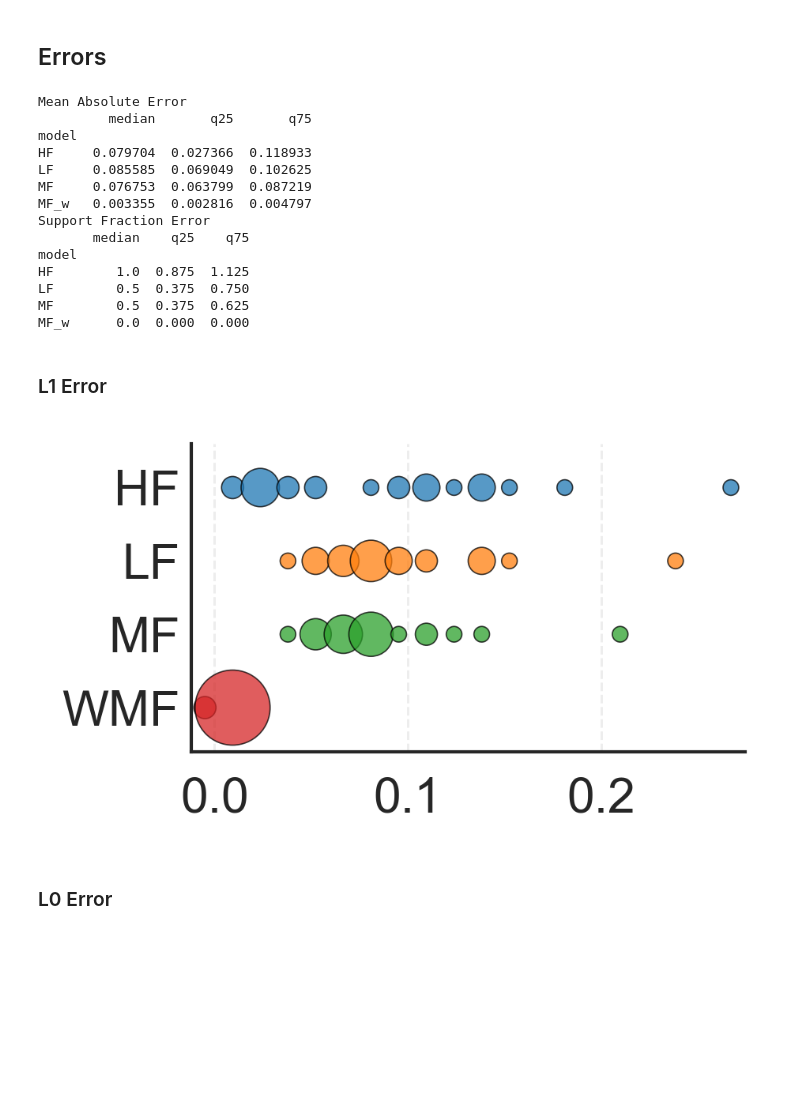
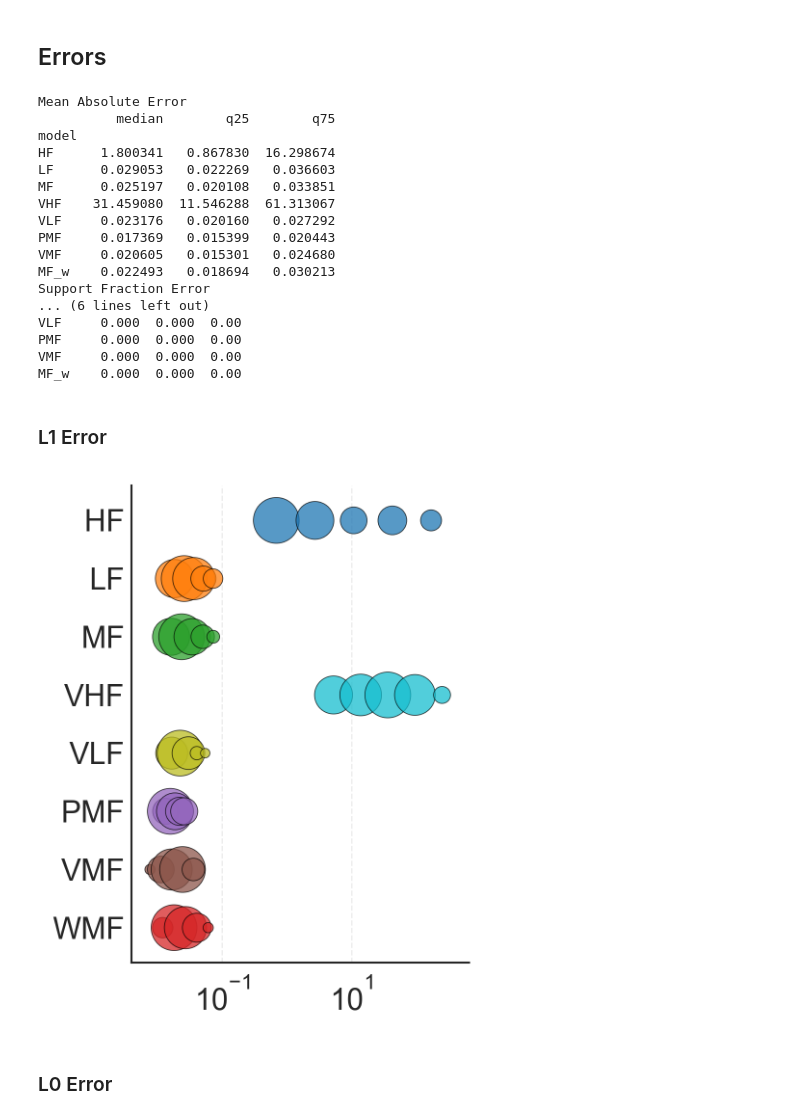
Before and after one commit to filippozacchei/MFSindy, a Jupyter notebook: examples/hopf/part1.ipynb, the cells around one changed output. Saved outputs shown, nothing was run; the diff lists cells and outputs as text; code cells hidden in the pictures; blank space fills up the shorter version.

```diff
--- a/examples/hopf/part1.ipynb
+++ b/examples/hopf/part1.ipynb
@@ -38,7 +38,8 @@ MODELS = ["HF", "LF", "MF", "VHF", "VLF", "PMF", "VMF", "MF_w"]
 PLOT_ORDER = ["MF_w", "VMF", "PMF", "VLF", "VHF", "MF", "HF", "LF"]
 
 cfg = HopfMultiTrajectoryGLSConfig(
-    n_runs=25,
+    n_runs=100,
+    p=2,
     results_dir=str(RESULTS_DIR),
     results_filename="hopf_part1_errors.csv",
 )
@@ -276,41 +287,44 @@ print("Support Fraction Error")
 print(l0_summary)
 # %% [output]
 Mean Absolute Error
-         median       q25       q75
+          median        q25        q75
 model
-HF     0.079704  0.027366  0.118933
-LF     0.085585  0.069049  0.102625
-MF     0.076753  0.063799  0.087219
-MF_w   0.003355  0.002816  0.004797
+HF      1.800341   0.867830  16.298674
+LF      0.029053   0.022269   0.036603
+MF      0.025197   0.020108   0.033851
+VHF    31.459080  11.546288  61.313067
+VLF     0.023176   0.020160   0.027292
+PMF     0.017369   0.015399   0.020443
+VMF     0.020605   0.015301   0.024680
+MF_w    0.022493   0.018694   0.030213
 Support Fraction Error
-       median    q25    q75
-model
-HF        1.0  0.875  1.125
-LF        0.5  0.375  0.750
-MF        0.5  0.375  0.625
-MF_w      0.0  0.000  0.000
+... (6 lines left out)
+VLF     0.000  0.000  0.00
+PMF     0.000  0.000  0.00
+VMF     0.000  0.000  0.00
+MF_w    0.000  0.000  0.00
 # %% [markdown]
 ### L1 Error
 # %%
 method_colors = {m: COLORS_MODELS.get(m, "tab:gray") for m in MODELS}
 models = MODELS[::-1]
 labels = models.copy()
 labels[0] = "WMF"
 # Each row is binned over its own values, so a rung whose errors are orders of
 # magnitude smaller is resolved rather than collapsing into the first bin of a
 # range set by the worst rung. The axis is logarithmic for the same reason; the
 # limits are left to the function, since an additive pad can cross zero there.
 bubble_hist(
     errors_dict=mae_errors,
-    n_bins=25,
+    n_bins=5,
     log_x=True,
     models_order=models,
     colors=method_colors,
     labels=labels,
     save_path="results/l1_1",
 )
 # %% [output]
-[figure, old version]
+[figure, new version]
 # %% [markdown]
 ### L0 Error
 # %%
```
Also changed, not shown: parts of 4 cells of this notebook, 12 other files.
